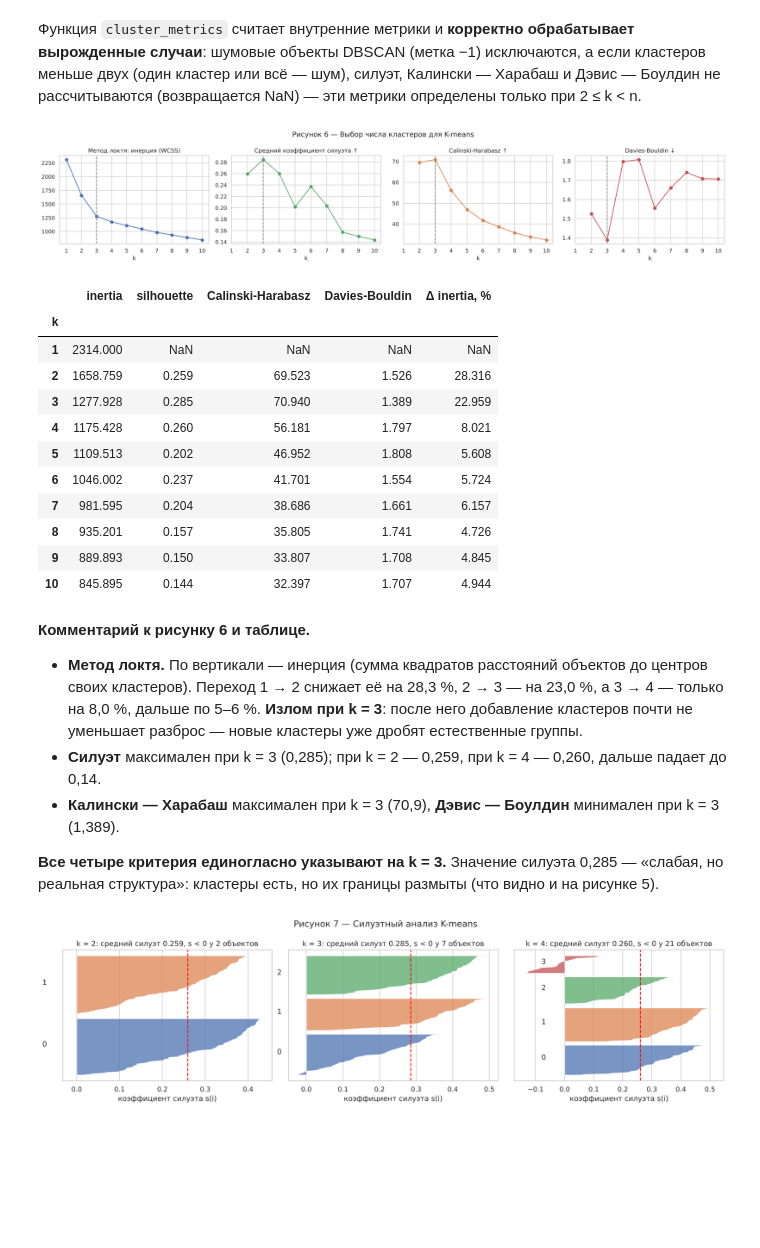
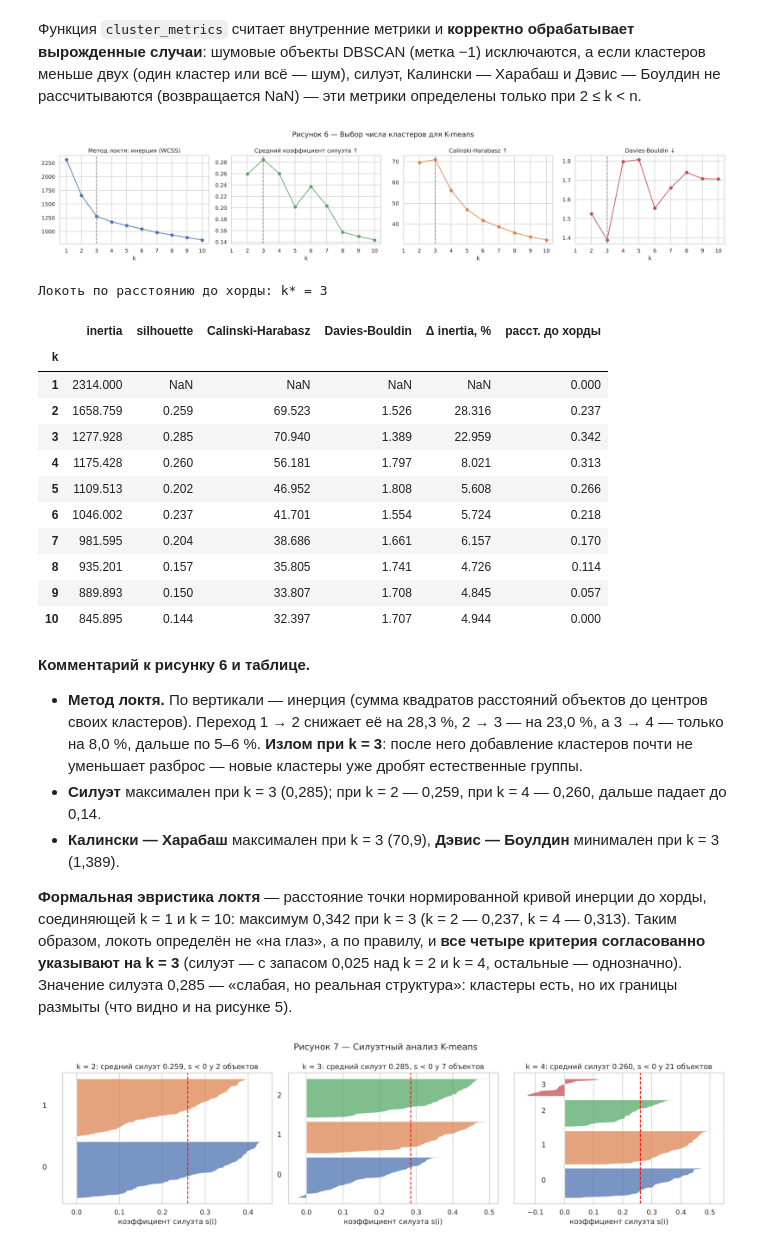
Before and after one commit to Vladik65rus/AI3lab, a Jupyter notebook: Лабораторная_работа_3.ipynb, the cells around one changed output. Saved outputs shown, nothing was run; the diff lists cells and outputs as text; code cells hidden in the pictures; blank space fills up the shorter version.

```diff
--- a/Лабораторная_работа_3.ipynb
+++ b/Лабораторная_работа_3.ipynb
@@ -443,39 +457,46 @@ def cluster_metrics(Xa, labels, name):
 # %%
 # Перебор k для K-means: инерция (локоть), силуэт, Calinski-Harabasz, Davies-Bouldin
 K_RANGE = range(1, 11)
 sel = []
 for k in K_RANGE:
     km = KMeans(n_clusters=k, init="k-means++", n_init=10, random_state=SEED).fit(Xs)
     r = {"k": k, "inertia": km.inertia_}
     if k > 1:
         r.update(cluster_metrics(Xs, km.labels_, "K-means"))
     sel.append(r)
 sel = pd.DataFrame(sel).set_index("k").drop(columns=["метод", "кластеров", "доля шума"])
 
 fig, axes = plt.subplots(1, 4, figsize=(20, 4))
 axes[0].plot(sel.index, sel["inertia"], "o-"); axes[0].set_title("Метод локтя: инерция (WCSS)")
 axes[1].plot(sel.index[1:], sel["silhouette"][1:], "o-", color="#55A868"); axes[1].set_title("Средний коэффициент силуэта ↑")
 axes[2].plot(sel.index[1:], sel["Calinski-Harabasz"][1:], "o-", color="#DD8452"); axes[2].set_title("Calinski-Harabasz ↑")
 axes[3].plot(sel.index[1:], sel["Davies-Bouldin"][1:], "o-", color="#C44E52"); axes[3].set_title("Davies-Bouldin ↓")
 for a in axes:
     a.axvline(3, ls="--", color="gray"); a.set_xlabel("k"); a.set_xticks(list(K_RANGE))
 fig.suptitle("Рисунок 6 — Выбор числа кластеров для K-means"); fig.tight_layout(); plt.show()
 sel["Δ inertia, %"] = (-sel["inertia"].pct_change() * 100)
+# Формальная эвристика локтя: расстояние точки нормированной кривой до хорды, соединяющей k=1 и k=10
+kk = np.array(list(K_RANGE), float); I = sel["inertia"].to_numpy()
+xn, yn = (kk - kk[0]) / (kk[-1] - kk[0]), (I - I.min()) / (I.max() - I.min())
+sel["расст. до хорды"] = np.abs((yn[-1] - yn[0]) * xn - (xn[-1] - xn[0]) * yn + xn[-1] * yn[0] - yn[-1] * xn[0]) \
+                        / np.hypot(yn[-1] - yn[0], xn[-1] - xn[0])
+print("Локоть по расстоянию до хорды: k* =", int(sel["расст. до хорды"].idxmax()))
 sel.round(3)
 # %% [output]
 [figure]
+Локоть по расстоянию до хорды: k* = 3
-|  | inertia | silhouette | Calinski-Harabasz | Davies-Bouldin | Δ inertia, % |
-| k |  |  |  |  |  |
-| 1 | 2314.000 | NaN | NaN | NaN | NaN |
-| 2 | 1658.759 | 0.259 | 69.523 | 1.526 | 28.316 |
-| 3 | 1277.928 | 0.285 | 70.940 | 1.389 | 22.959 |
-| 4 | 1175.428 | 0.260 | 56.181 | 1.797 | 8.021 |
-| 5 | 1109.513 | 0.202 | 46.952 | 1.808 | 5.608 |
-| 6 | 1046.002 | 0.237 | 41.701 | 1.554 | 5.724 |
-| 7 | 981.595 | 0.204 | 38.686 | 1.661 | 6.157 |
-| 8 | 935.201 | 0.157 | 35.805 | 1.741 | 4.726 |
-| 9 | 889.893 | 0.150 | 33.807 | 1.708 | 4.845 |
-| 10 | 845.895 | 0.144 | 32.397 | 1.707 | 4.944 |
+|  | inertia | silhouette | Calinski-Harabasz | Davies-Bouldin | Δ inertia, % | расст. до хорды |
+| k |  |  |  |  |  |  |
+| 1 | 2314.000 | NaN | NaN | NaN | NaN | 0.000 |
+| 2 | 1658.759 | 0.259 | 69.523 | 1.526 | 28.316 | 0.237 |
+| 3 | 1277.928 | 0.285 | 70.940 | 1.389 | 22.959 | 0.342 |
+| 4 | 1175.428 | 0.260 | 56.181 | 1.797 | 8.021 | 0.313 |
+| 5 | 1109.513 | 0.202 | 46.952 | 1.808 | 5.608 | 0.266 |
+| 6 | 1046.002 | 0.237 | 41.701 | 1.554 | 5.724 | 0.218 |
+| 7 | 981.595 | 0.204 | 38.686 | 1.661 | 6.157 | 0.170 |
+| 8 | 935.201 | 0.157 | 35.805 | 1.741 | 4.726 | 0.114 |
+| 9 | 889.893 | 0.150 | 33.807 | 1.708 | 4.845 | 0.057 |
+| 10 | 845.895 | 0.144 | 32.397 | 1.707 | 4.944 | 0.000 |
 # %% [markdown]
 **Комментарий к рисунку 6 и таблице.**
 
@@ -486,7 +507,10 @@ sel.round(3)
 - **Силуэт** максимален при k = 3 (0,285); при k = 2 — 0,259, при k = 4 — 0,260, дальше падает до 0,14.
 - **Калински — Харабаш** максимален при k = 3 (70,9), **Дэвис — Боулдин** минимален при k = 3 (1,389).
 
-**Все четыре критерия единогласно указывают на k = 3.** Значение силуэта 0,285 — «слабая, но реальная
+**Формальная эвристика локтя** — расстояние точки нормированной кривой инерции до хорды, соединяющей
+k = 1 и k = 10: максимум 0,342 при k = 3 (k = 2 — 0,237, k = 4 — 0,313). Таким образом, локоть определён
+не «на глаз», а по правилу, и **все четыре критерия согласованно указывают на k = 3** (силуэт — с запасом
+0,025 над k = 2 и k = 4, остальные — однозначно). Значение силуэта 0,285 — «слабая, но реальная
 структура»: кластеры есть, но их границы размыты (что видно и на рисунке 5).
 # %%
 # Силуэтные диаграммы для k = 2, 3, 4: распределение s(i) по объектам каждого кластера
```
Also changed, not shown: parts of 19 cells of this notebook.
